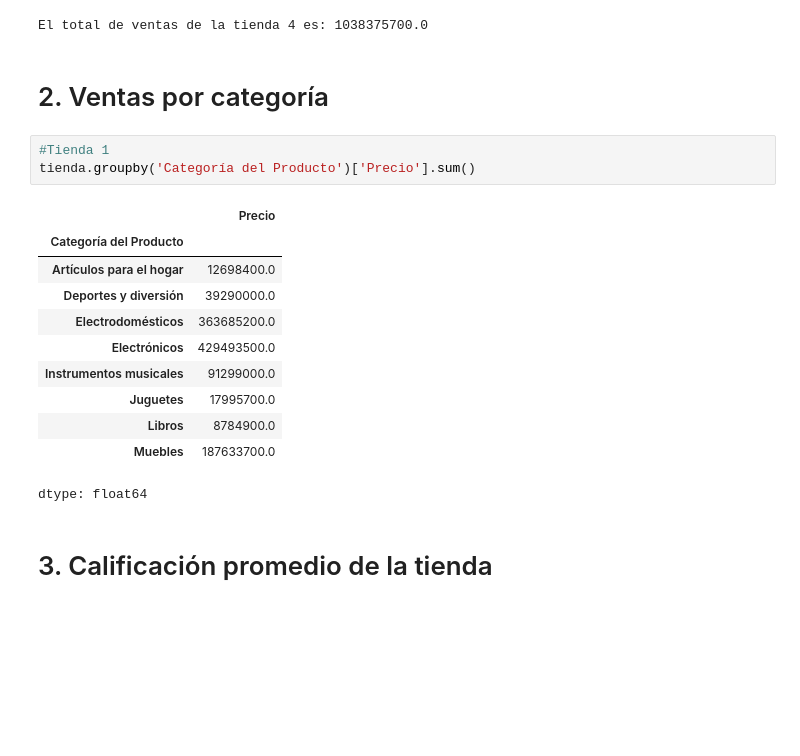
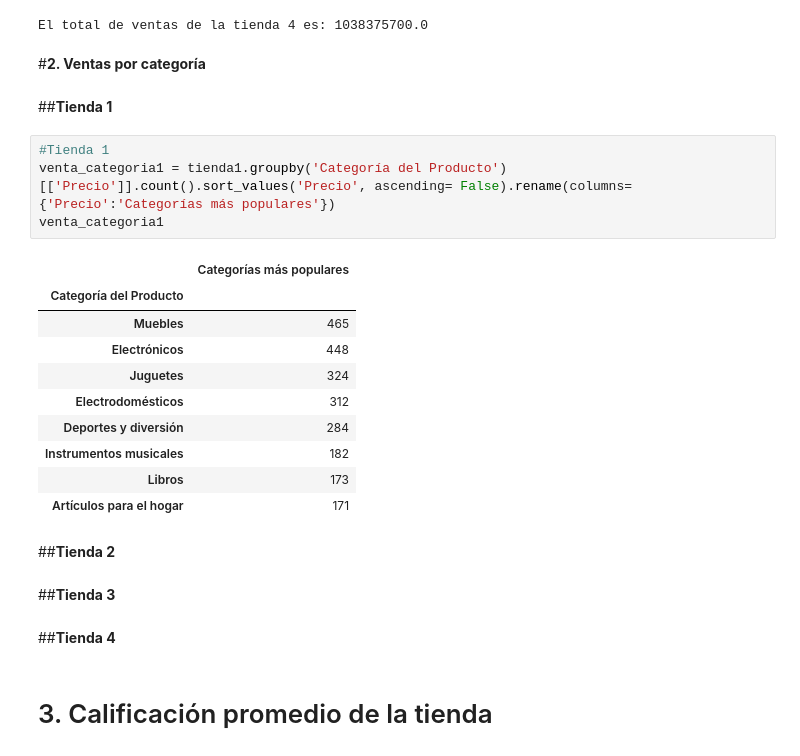
Before and after one commit to Fvargasv/Desafio-Alura-Store, a Jupyter notebook: AluraStoreLatam.ipynb, the cells around one changed output. Drawn from its saved outputs; the diff is of its cells as text; blank space fills up the shorter version.

```diff
--- a/AluraStoreLatam.ipynb
+++ b/AluraStoreLatam.ipynb
@@ -232,22 +232,30 @@ print(f'El total de ventas de la tienda 4 es: {Ventas_tienda4}')
 # %% [output]
 El total de ventas de la tienda 4 es: 1038375700.0
 # %% [markdown]
-# 2. Ventas por categoría
+#**2. Ventas por categoría**
+# %% [markdown]
+##**Tienda 1**
 # %%
 #Tienda 1
-tienda.groupby('Categoría del Producto')['Precio'].sum()
+venta_categoria1 = tienda1.groupby('Categoría del Producto')[['Precio']].count().sort_values('Precio', ascending= False).rename(columns={'Precio':'Categorías más populares'})
+venta_categoria1
 # %% [output]
-|  | Precio |
+|  | Categorías más populares |
 | Categoría del Producto |  |
-| Artículos para el hogar | 12698400.0 |
-| Deportes y diversión | 39290000.0 |
-| Electrodomésticos | 363685200.0 |
-| Electrónicos | 429493500.0 |
-| Instrumentos musicales | 91299000.0 |
-| Juguetes | 17995700.0 |
-| Libros | 8784900.0 |
-| Muebles | 187633700.0 |
+| Muebles | 465 |
+| Electrónicos | 448 |
+| Juguetes | 324 |
+| Electrodomésticos | 312 |
+| Deportes y diversión | 284 |
+| Instrumentos musicales | 182 |
+| Libros | 173 |
+| Artículos para el hogar | 171 |
-dtype: float64
+# %% [markdown]
+##**Tienda 2**
+# %% [markdown]
+##**Tienda 3**
+# %% [markdown]
+##**Tienda 4**
 # %% [markdown]
 # 3. Calificación promedio de la tienda
 # %% [markdown]
```
